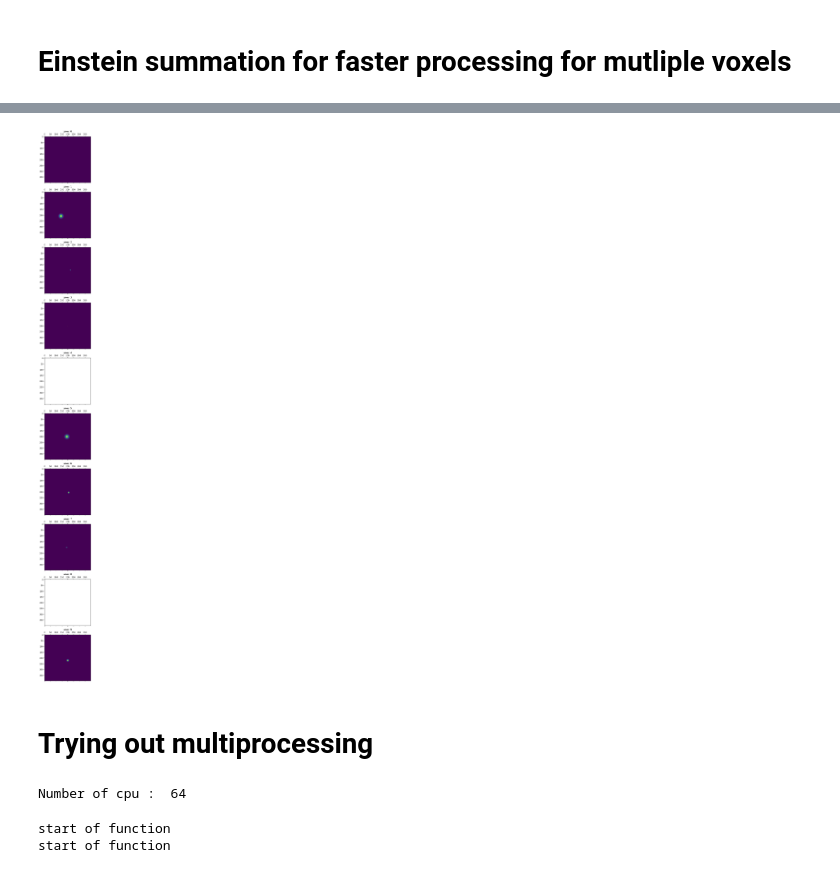
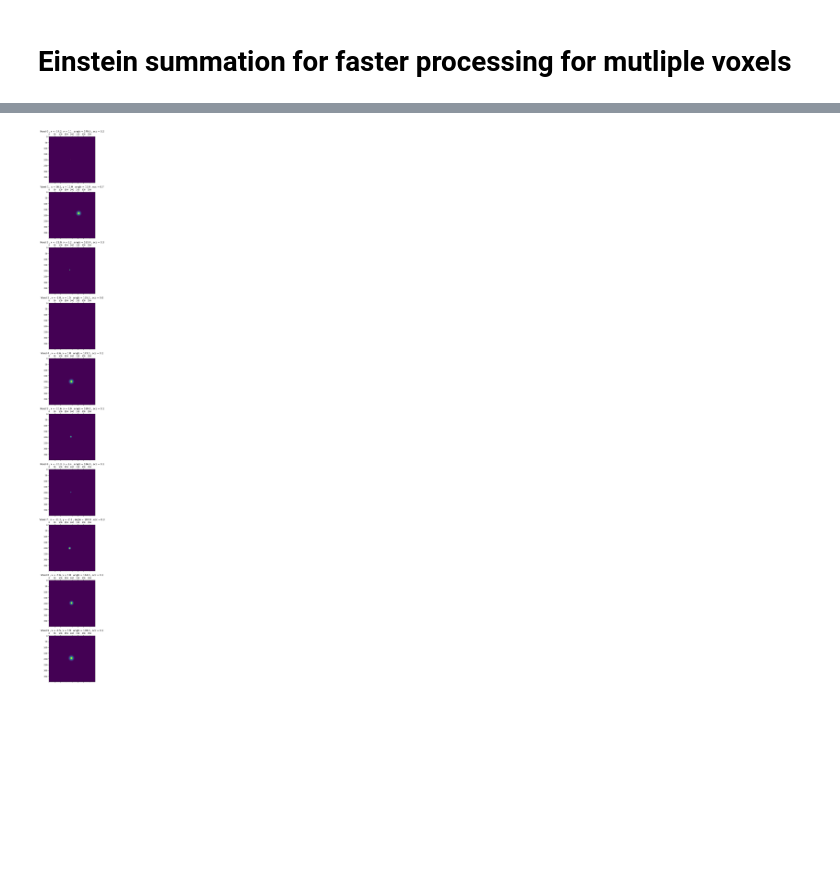
Before and after one commit to hrdkbhatnagar/nsd-static-saliency, a Jupyter notebook: scripts/03_pRF_saliency_modelling.ipynb, the cells around one changed output, grey strips where cells are left out. Saved outputs shown, nothing was run; the diff lists cells and outputs as text; code cells hidden in the pictures; blank space fills up the shorter version.

```diff
--- a/scripts/03_pRF_saliency_modelling.ipynb
+++ b/scripts/03_pRF_saliency_modelling.ipynb
@@ -378,0 +370,4 @@ for i in range(1, 11):
+# %%
+prf_v1_subj1_valid= prf_v1_subj1_non_zero.copy()
+# %%
+prf_v1_subj1_valid = prf_v1_subj1_valid[prf_v1_subj1_valid['x_coord'].between(-200,200, inclusive= False) & prf_v1_subj1_valid['y_coord'].between(-200,200, inclusive= False) ]
@@ -379,9 +412,9 @@ for i in range(1, 11):
 # %%
 # ONLY FOR V1 - Subj1
-voxels_num = prf_v1_subj1.shape[0] # 7887 voxels
+voxels_num = prf_v1_subj1_valid.shape[0] # 4165 voxels
 
 # Create two lists
-sigma = prf_v1_subj1_non_zero["v1_sigma_px"]
+sigma = prf_v1_subj1_valid["v1_sigma_px"]
 sigma = sigma **2
 # mu = [prf_v1_subj1_non_zero["y_coord"],prf_v1_subj1_non_zero["x_coord"]]
 
@@ -408,7 +437,7 @@ np.amin(sigma)
 sigma_arr = sigma.to_numpy().reshape((1,1,-1)) # (1, 1, 7887)
 sigmas_inv = np.stack([np.eye(2)] * voxels_num, 2) / sigma_arr # (2, 2, 7887)
 
-mu_arr = np.array( [prf_v1_subj1_non_zero["y_coord"].to_numpy() ,prf_v1_subj1_non_zero["x_coord"].to_numpy()]) # (2, 7887)
+mu_arr = np.array( [prf_v1_subj1_valid["y_coord"].to_numpy() ,prf_v1_subj1_valid["x_coord"].to_numpy()]) # (2, 7887)
 # %%
 # turn all points in the image into an array of x, y coordinate pairs and
 # and expand with the number of voxels
@@ -443,20 +528,7 @@ pdfs = pdfs / np.tile(pdfs.sum(axis=1), (X_SIZE * Y_SIZE, 1)).T # (7887, 160000)
 # %%
 fig, axs = plt.subplots(10,figsize=(30, 50))
-# fig.suptitle('Vertically stacked subplots')
 for i in range(0,10):
-    axs[i].set_title(f'Voxel {i}')
+    axs[i].set_title(f"Voxel {i} , x = {prf_v1_subj1_valid.iloc[i]['x_coord']:.1f}, y = {prf_v1_subj1_valid.iloc[i]['y_coord']:.1f} , angle = {prf_v1_subj1_valid.iloc[i]['v1_angle_data']:.1f} , ecc = {prf_v1_subj1_valid.iloc[i]['v1_ecc_data']:.1f}")
     axs[i].matshow(pdfs[i].reshape(X_SIZE, Y_SIZE))
 # %% [output]
-[figure, old version]
+[figure, new version]
-# %% [markdown]
-# Trying out multiprocessing
-# %%
-from numba import jit
-import multiprocessing
-
-from multiprocessing import Process
-import concurrent.futures
-
-print("Number of cpu : ", multiprocessing.cpu_count())
-# %% [output]
-Number of cpu :  64
@@ -492,15 +534,0 @@ def generate_voxel_maps_single(pdf_args):
-# %%
-# ONLY FOR V1 - Subj1
-voxels_num = prf_v1_subj1.shape[0] # 7887 voxels
-
-# Create two lists
-sigma = prf_v1_subj1["v1_sigma_px"]
-mu = [prf_v1_subj1["x_coord"],prf_v1_subj1["y_coord"]]
-
-pdf_args = [sigma,mu]
-
-with concurrent.futures.ProcessPoolExecutor() as executor:
-    executor.map(generate_voxel_maps_single, pdf_args)
-# %% [output]
-start of function
-start of function
```
Also changed, not shown: parts of 41 cells of this notebook, 1 other file.
